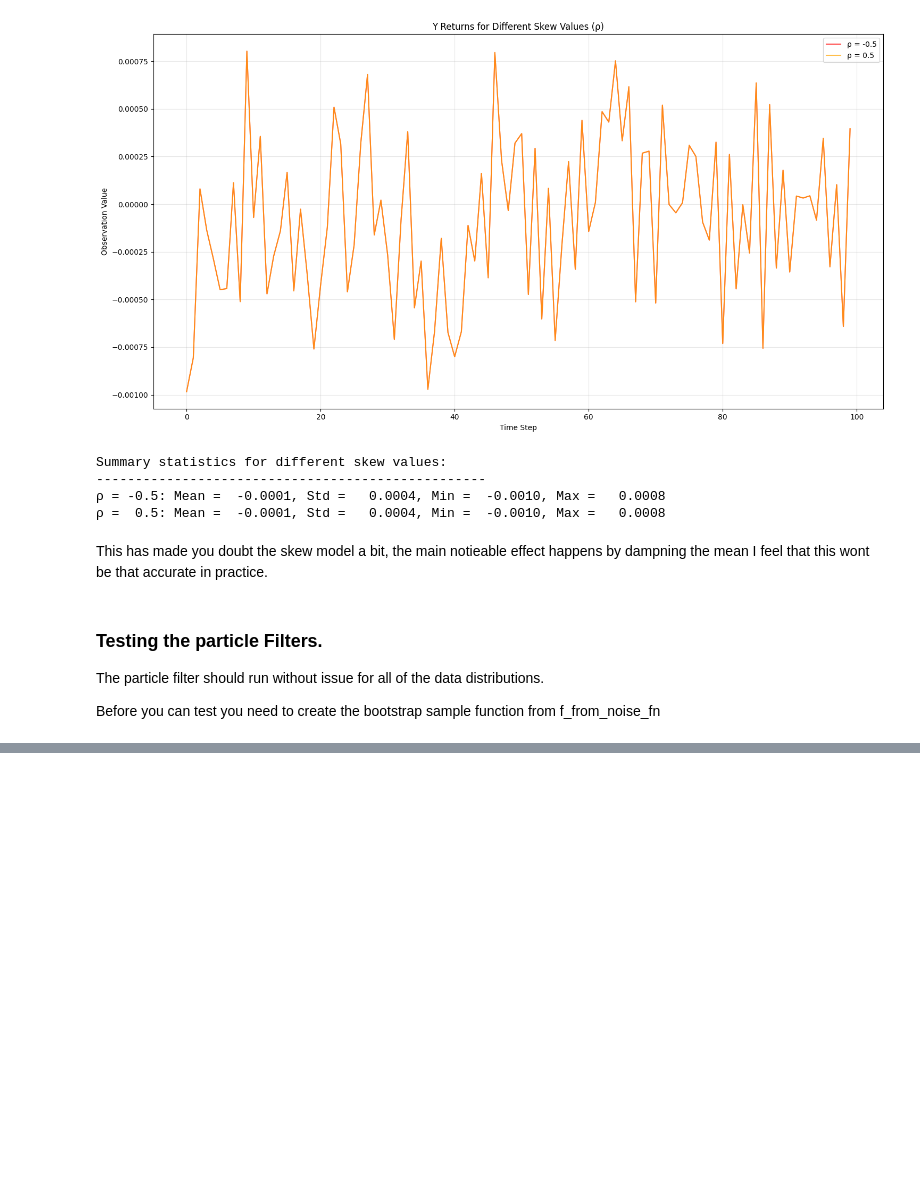
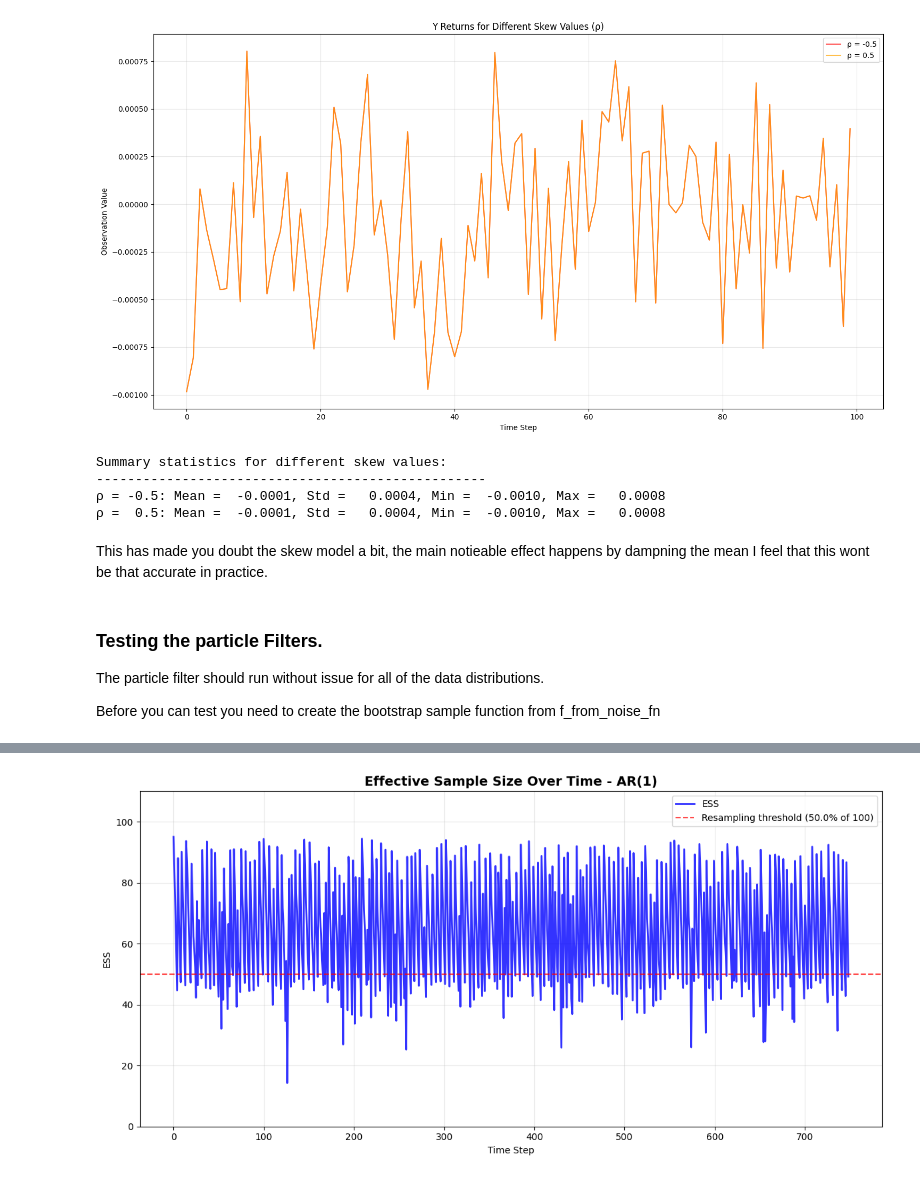
Before and after one commit to chrisjwheeler/NNP-method, a Jupyter notebook: example_generation_functions.ipynb, the cells around one changed output, grey strips where cells are left out. Cells and saved outputs as stored; diff of their text form; code cells hidden in the pictures; blank space fills up the shorter version.

```diff
--- a/example_generation_functions.ipynb
+++ b/example_generation_functions.ipynb
@@ -419,3 +424,99 @@ Average MSE: 1.22004e-02
 Final ESS: 1600.30
 Average MSE: 3.25822e-02
 [figure]
+# %%
+# --- Test Particle Filter for Each Example Using Simulated Data ---
+import jax
+import matplotlib.pyplot as plt
+import numpy as np
+from nnp_functions.particle_filter import ParticleFilter
+
+# Settings
+N_PARTICLES = 100  # Number of particles for the filter
+N_RUNS = 1         # Number of simulated runs (trajectories)
+N_STEPS = 1000      # Number of time steps
+SEED = 42
+
+for ex in examples:
+    print(f"\n{'='*60}")
+    print(f"Testing Particle Filter: {ex['name']}")
+    print(f"{'='*60}")
+
+    key = jax.random.PRNGKey(SEED)
+
+    # Generate simulated data
+    X_paths, Y_paths = ex['vehicle'].generate_data(key, N_RUNS, N_STEPS, X_BAR)
+    X_true = X_paths[0]  # shape: (N_STEPS,)
+    Y_obs = Y_paths[0]   # shape: (N_STEPS,)
+
+    print('The X array starts at', X_true[0])
+
+
+    # Set up initial particles and weights
+    initial_particles = jax.random.normal(key, (N_PARTICLES,)) * jnp.sqrt(TAU) * SIGMA_SIGMA + X_BAR
+    initial_log_weights = jnp.zeros(N_PARTICLES) - jnp.log(N_PARTICLES)
+
+    # Instantiate ParticleFilter
+    pf = ParticleFilter(
+        sample_fn=ex['sample_fn'],
+        weight_fn=ex['weight_fn'],
+        N_PARTICLES=N_PARTICLES
+    )
+
+    print(initial_particles.shape)
+
+    # Run the filter, through the vehicle.
+    merged_diagnostics, particle_and_weights_at_flag_idx, likelihood_list = ex['vehicle'].run_from_particle_filter(
+        key,
+        pf,
+        (X_true, Y_obs),
+        initial_particles,
+        [0.5, 0.75],
+        TAU
+    )
+
+
+
+    # Create figure for ESS plot
+    plt.figure(figsize=(12, 6))
+
+    # Plot ESS over time
+    ess_values = merged_diagnostics['ess']
+    print(ess_values)
+    time_steps = jnp.arange(len(ess_values))
+
+    plt.plot(time_steps, ess_values, linewidth=2, color='blue', alpha=0.8, label='ESS')
+    plt.axhline(y=N_PARTICLES * pf.ESS_COND, color='red', linestyle='--', alpha=0.7,
+               label=f'Resampling threshold ({pf.ESS_COND:.1%} of {N_PARTICLES})')
+    plt.title(f'Effective Sample Size Over Time - {ex["name"]}', fontsize=14, fontweight='bold')
+    plt.xlabel('Time Step')
+    plt.ylabel('ESS')
+    plt.legend()
+    plt.grid(True, alpha=0.3)
+    plt.ylim(0, N_PARTICLES * 1.1)
+
+    plt.tight_layout()
+    plt.show()
+
+    # Print diagnostics
+    print(f"\nDiagnostics for {ex['name']}:")
+    print(f"Final ESS: {ess_values[-1]:.2f}")
+    print(f"Average ESS: {jnp.mean(ess_values):.2f}")
+    print(f"Min ESS: {jnp.min(ess_values):.2f}")
+    print(f"Total resampling events: {jnp.sum(merged_diagnostics['resample_flag'])}")
+    print(f"Average marginal likelihood: {jnp.mean(merged_diagnostics['marginal_likelihood']):.4f}")
+    if likelihood_list:
+        print(f"Forward simulation likelihoods: {likelihood_list}")
+
+    # Print estimated vs true values at forecast points
+    forecast_indices = list(particle_and_weights_at_flag_idx.keys())
+    print(f"\nForecast Point Comparisons:")
+    for i, forecast_idx in enumerate(forecast_indices):
+        particles, weights = particle_and_weights_at_flag_idx[forecast_idx]
+        weights_normalized = jnp.exp(weights) / jnp.sum(jnp.exp(weights))
+        estimated_value = jnp.sum(particles * weights_normalized)
+        true_value = X_true[forecast_idx]
+        print(f"  At time {forecast_idx}: True={true_value:.4f}, Estimated={estimated_value:.4f}, Diff={abs(true_value-estimated_value):.4f}")
+
+    print(f"\n{'-'*60}\n")
+# %% [output]
@@ -421,0 +545 @@ Average MSE: 3.25822e-02
+[figure, added]
```
Also changed, not shown: parts of 2 cells of this notebook, 3 other files.
